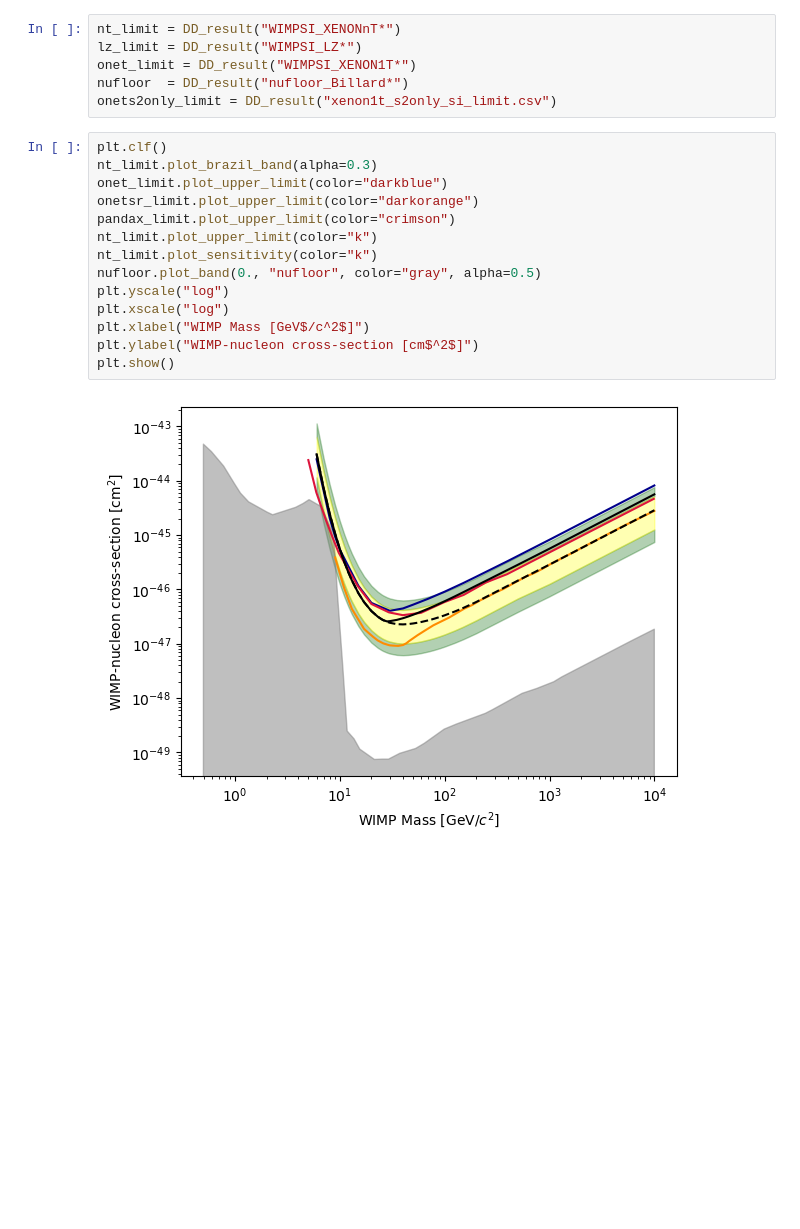
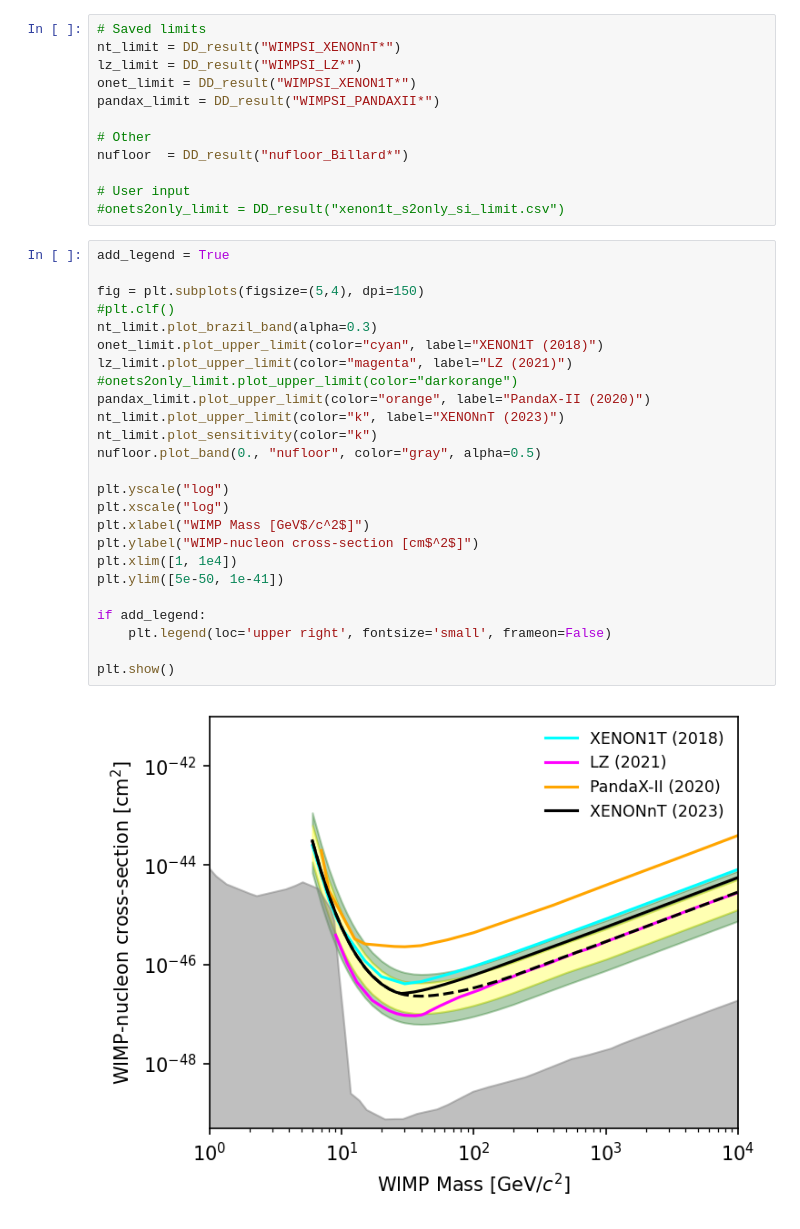
Before and after one commit to kdund/dd_limit_plot, a Jupyter notebook: notebooks/example_plot.ipynb, the cells around one changed output. Saved outputs shown, nothing was run; the diff lists cells and outputs as text; blank space fills up the shorter version.

Commit message:
improve example plot notebook to make it more accessible

```diff
--- a/notebooks/example_plot.ipynb
+++ b/notebooks/example_plot.ipynb
@@ -4,22 +12,39 @@ import matplotlib.pyplot as plt
 # %%
+# Saved limits
 nt_limit = DD_result("WIMPSI_XENONnT*")
 lz_limit = DD_result("WIMPSI_LZ*")
 onet_limit = DD_result("WIMPSI_XENON1T*")
+pandax_limit = DD_result("WIMPSI_PANDAXII*")
+
+# Other
 nufloor  = DD_result("nufloor_Billard*")
-onets2only_limit = DD_result("xenon1t_s2only_si_limit.csv")
+
+# User input
+#onets2only_limit = DD_result("xenon1t_s2only_si_limit.csv")
 # %%
-plt.clf()
+add_legend = True
+
+fig = plt.subplots(figsize=(5,4), dpi=150)
+#plt.clf()
 nt_limit.plot_brazil_band(alpha=0.3)
-onet_limit.plot_upper_limit(color="darkblue")
-onetsr_limit.plot_upper_limit(color="darkorange")
-pandax_limit.plot_upper_limit(color="crimson")
-nt_limit.plot_upper_limit(color="k")
+onet_limit.plot_upper_limit(color="cyan", label="XENON1T (2018)")
+lz_limit.plot_upper_limit(color="magenta", label="LZ (2021)")
+#onets2only_limit.plot_upper_limit(color="darkorange")
+pandax_limit.plot_upper_limit(color="orange", label="PandaX-II (2020)")
+nt_limit.plot_upper_limit(color="k", label="XENONnT (2023)")
 nt_limit.plot_sensitivity(color="k")
 nufloor.plot_band(0., "nufloor", color="gray", alpha=0.5)
+
 plt.yscale("log")
 plt.xscale("log")
 plt.xlabel("WIMP Mass [GeV$/c^2$]")
 plt.ylabel("WIMP-nucleon cross-section [cm$^2$]")
+plt.xlim([1, 1e4])
+plt.ylim([5e-50, 1e-41])
+
+if add_legend:
+    plt.legend(loc='upper right', fontsize='small', frameon=False)
+
 plt.show()
 # %% [output]
-[figure, old version]
+[figure, new version]
```
Also changed, not shown: parts of 4 cells of this notebook.
